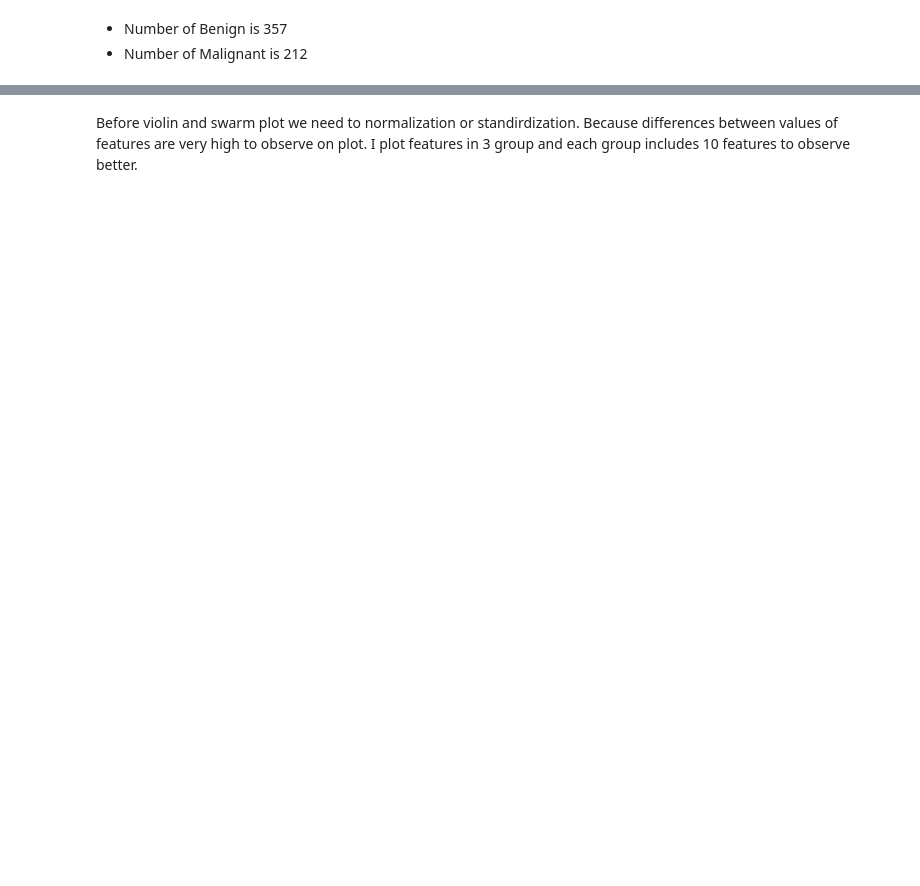
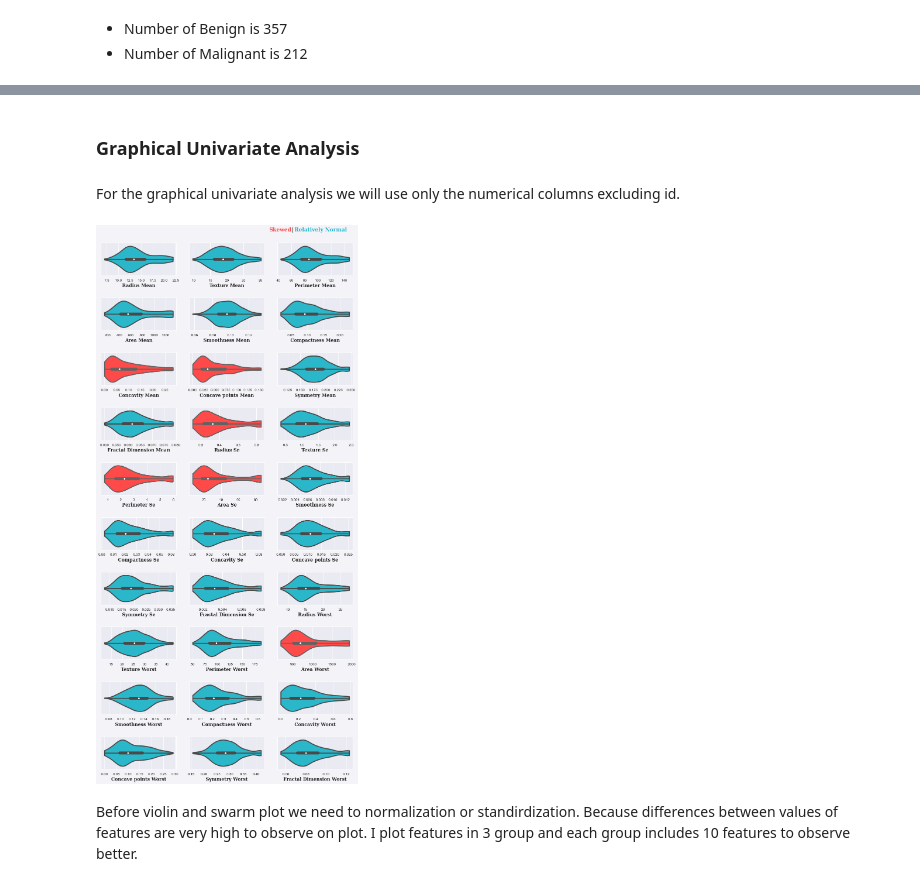
Before and after one commit to 10-Academy-quad-squad/casual-graph, a Jupyter notebook: notebooks/1. EDA.ipynb, the cells around one changed output, grey strips where cells are left out. Cells and saved outputs as stored; diff of their text form; code cells hidden in the pictures; blank space fills up the shorter version.

Commit message:
feat: univariate analysis done

```diff
--- a/notebooks/1. EDA.ipynb
+++ b/notebooks/1. EDA.ipynb
@@ -319,6 +334,44 @@ vs.plot_count(df, 'diagnosis', "Diagnosis", "Diagnosis Count")
+# %% [markdown]
+### Graphical Univariate Analysis
+# %% [markdown]
+For the graphical univariate analysis we will use only the numerical columns excluding id.
 # %%
 y = df.diagnosis # M or B
 x = df.drop(['id', 'diagnosis'], axis=1)
+# %%
+from scipy.stats import kurtosis, skew
+colors= ['#fe4a49' ,'#2ab7ca' ,'#fed766' ,'#e6e6ea' ,'#f4f4f8']
+fig,ax = plt.subplots(nrows = 10, ncols = 3, figsize = (12,24),dpi=80)
+axes = ax.ravel()
+
+for col,ax in zip(x.columns,axes):
+
+    # skewness
+    if skew(x[col])>1:
+        color = colors[0]
+    else:
+        color = colors[1]
+
+    ## plots
+    sns.violinplot(x[col], ax =ax,
+                   color = color, cut =0,
+                   inner = 'box',
+                   alpha = 1,linewidth = 3, edgecolor = 'solidblack', saturation =1 )
+
+    ## plot setting
+    xlabel = ' '.join([value.capitalize() for value in str(col).split('_') ])
+    ax.axes.get_yaxis().set_visible(False)
+    ax.axes.set_xlabel(xlabel,{'font':'serif','size':14, 'weight':'bold'}, alpha = 1)
+
+plt.tight_layout(pad= 3,h_pad = 2.5, w_pad = 2.5)
+
+fig.text(0.65,1, "Skewed",{'font':'serif','size':16, 'weight':'bold', 'color':colors[0]})
+fig.text(0.73,1, '|',{'font':'serif','size':16, 'weight':'bold'})
+fig.text(0.74,1, "Relatively Normal",{'font':'serif','size':16, 'weight':'bold','color':colors[1]})
+
+fig.show()
+# %% [output]
+[figure, added]
 # %% [markdown]
 Before violin and swarm plot we need to normalization or standirdization. Because differences between values of features are very high to observe on plot. I plot features in 3 group and each group includes 10 features to observe better.
 # %%
```
Also changed, not shown: parts of 8 cells of this notebook.
